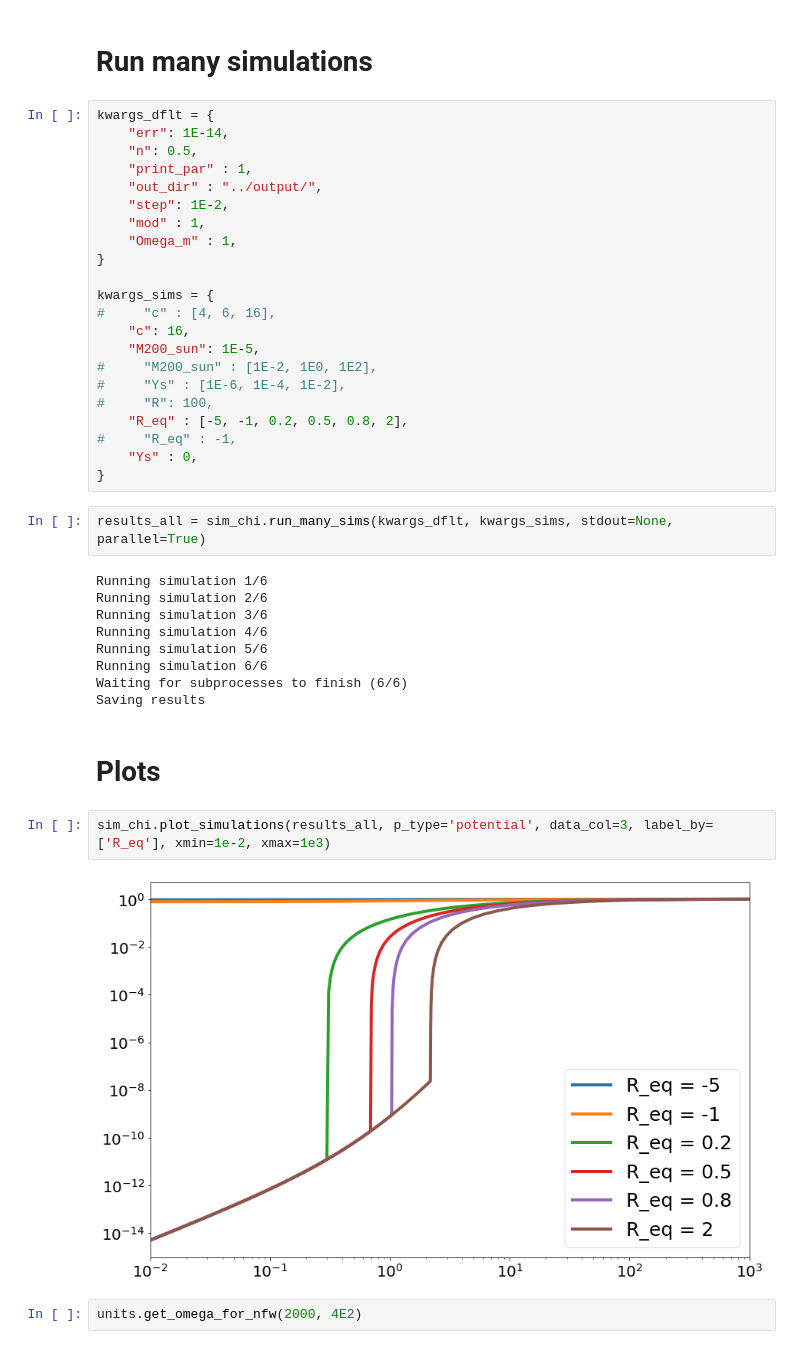
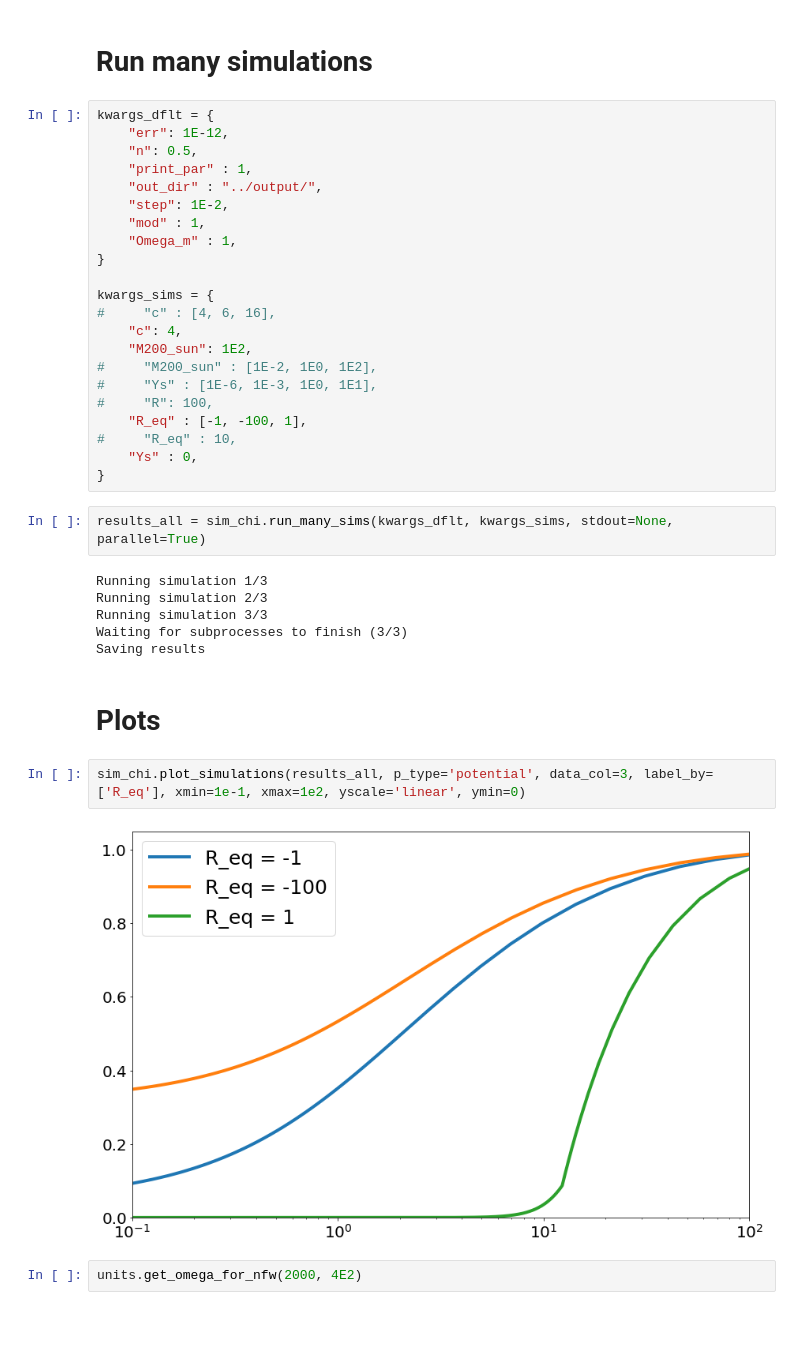
Before and after one commit to vrastil/chi_r_solver, a Jupyter notebook: scripts/plots.ipynb, the cells around one changed output. Cells and saved outputs as stored; diff of their text form; blank space fills up the shorter version.

```diff
--- a/scripts/plots.ipynb
+++ b/scripts/plots.ipynb
@@ -38,7 +59,7 @@ Plot and save.
 # Run many simulations
 # %%
 kwargs_dflt = {
-    "err": 1E-14,
+    "err": 1E-12,
     "n": 0.5,
     "print_par" : 1,
     "out_dir" : "../output/",
@@ -49,32 +70,29 @@ kwargs_dflt = {
 
 kwargs_sims = {
 #     "c" : [4, 6, 16],
-    "c": 16,
-    "M200_sun": 1E-5,
+    "c": 4,
+    "M200_sun": 1E2,
 #     "M200_sun" : [1E-2, 1E0, 1E2],
-#     "Ys" : [1E-6, 1E-4, 1E-2],
+#     "Ys" : [1E-6, 1E-3, 1E0, 1E1],
 #     "R": 100,
-    "R_eq" : [-5, -1, 0.2, 0.5, 0.8, 2],
-#     "R_eq" : -1,
+    "R_eq" : [-1, -100, 1],
+#     "R_eq" : 10,
     "Ys" : 0,
 }
 # %%
 results_all = sim_chi.run_many_sims(kwargs_dflt, kwargs_sims, stdout=None, parallel=True)
 # %% [output]
-Running simulation 1/6
-Running simulation 2/6
-Running simulation 3/6
-Running simulation 4/6
-Running simulation 5/6
-Running simulation 6/6
-Waiting for subprocesses to finish (6/6)
+Running simulation 1/3
+Running simulation 2/3
+Running simulation 3/3
+Waiting for subprocesses to finish (3/3)
 Saving results
 # %% [markdown]
 # Plots
 # %%
-sim_chi.plot_simulations(results_all, p_type='potential', data_col=3, label_by=['R_eq'], xmin=1e-2, xmax=1e3)
+sim_chi.plot_simulations(results_all, p_type='potential', data_col=3, label_by=['R_eq'], xmin=1e-1, xmax=1e2, yscale='linear', ymin=0)
 # %% [output]
-[figure, old version]
+[figure, new version]
 # %%
 units.get_omega_for_nfw(2000, 4E2)
 # %% [output]
```
Also changed, not shown: parts of 3 cells of this notebook, 1 other file.
